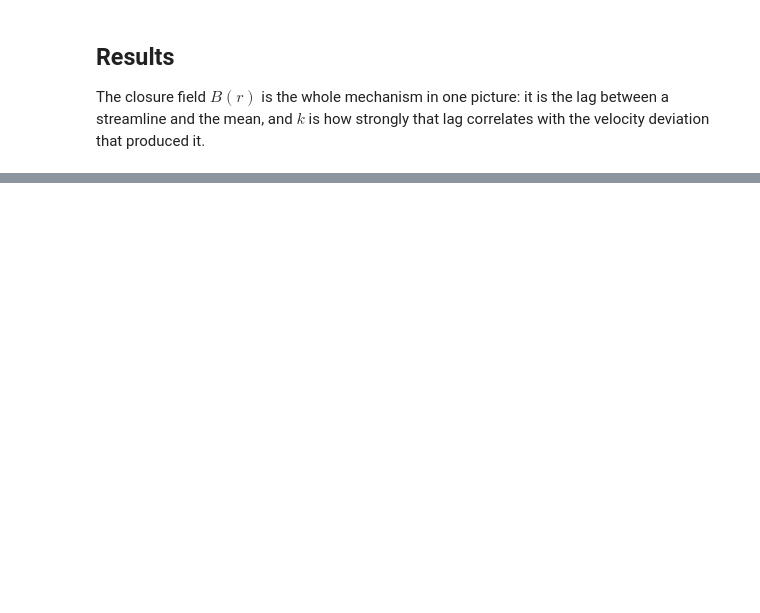
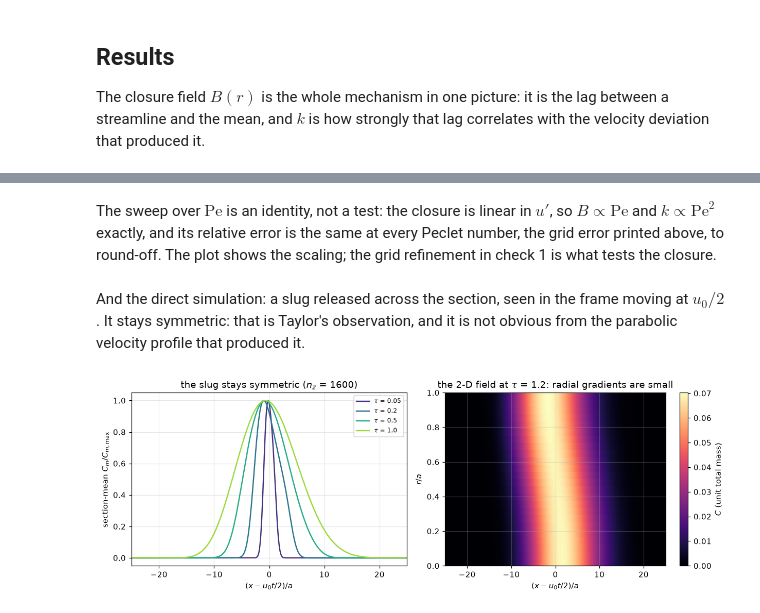
Before and after one commit to computational-chemical-engineering/pymrm-gallery, a Jupyter notebook: pages/A2.3-taylor-aris-dispersion/index.ipynb, the cells around one changed output, grey strips where cells are left out. Cells and saved outputs as stored; diff of their text form; code cells hidden in the pictures; blank space fills up the shorter version.

```diff
--- a/pages/A2.3-taylor-aris-dispersion/index.ipynb
+++ b/pages/A2.3-taylor-aris-dispersion/index.ipynb
@@ -358,26 +283,0 @@ profile that produced it.
-# %%
-Deff, mass, s = measure_dispersion(PE_REF, dt=0.001, n_z=1600)
-snapshots = {}
-s2 = Slug(PE_REF, n_z=1600, n_r=24)
-for tau in (0.05, 0.2, 0.5, 1.0):
-    s2.step(0.001, int(round((tau - s2.t) / 0.001)))
-    snapshots[tau] = s2.profile().copy()
-
-fig, axes = plt.subplots(1, 2, figsize=(11.4, 4.0))
-for (tau, cm), col in zip(snapshots.items(), plt.cm.viridis(np.linspace(.15, .85, 4))):
-    axes[0].plot(s2.z_c, cm / cm.max(), color=col, lw=1.6, label=fr"$\tau$ = {tau}")
-axes[0].set(xlabel=r"$(x - u_0 t/2)/a$", ylabel="section-mean $C_m$ (scaled)",
-            xlim=(-25, 25), title="the slug stays symmetric")
-axes[0].legend(fontsize=8)
-
-im = axes[1].pcolormesh(s2.z_c, s2.r_c, s2.c.T, cmap="magma", shading="auto")
-axes[1].set(xlabel=r"$(x - u_0 t/2)/a$", ylabel=r"$r/a$", xlim=(-25, 25),
-            title=r"the 2-D field at $\tau$ = 1: radial gradients are tiny")
-fig.colorbar(im, ax=axes[1], label="C")
-fig.tight_layout()
-plt.show()
-
-print(f"direct simulation at Pe = {PE_REF:.0f}, n_z = 1600:")
-print(f"  D_eff/D measured  {Deff:8.3f}")
-print(f"  1 + Pe^2/192      {1 + PE_REF**2/192:8.3f}")
-print(f"  mass conserved to {abs(mass - 1):.2e}")
@@ -841,0 +314,28 @@ in solvent flowing slowly through a tube*, Proc. R. Soc. Lond. A **219**(1137)
+# %% [markdown]
+The sweep over $\mathrm{Pe}$ is an identity, not a test: the closure is linear
+in $u'$, so $B \propto \mathrm{Pe}$ and $k \propto \mathrm{Pe}^2$ exactly, and
+its relative error is the same at every Peclet number, the grid error printed
+above, to round-off. The plot shows the scaling; the grid refinement in check 1
+is what tests the closure.
+# %% [markdown]
+And the direct simulation: a slug released across the section, seen in the
+frame moving at $u_0/2$. It stays symmetric: that is Taylor's observation, and
+it is not obvious from the parabolic velocity profile that produced it.
+# %%
+fig, axes = plt.subplots(1, 2, figsize=(11.4, 4.0))
+_h = RUNS[1600]
+for (tau, cm), col in zip(_h.profiles.items(), plt.cm.viridis(np.linspace(.15, .85, 4))):
+    axes[0].plot(_h.slug.z_c, cm / cm.max(), color=col, lw=1.6, label=fr"$\tau$ = {tau}")
+axes[0].set(xlabel=r"$(x - u_0 t/2)/a$", ylabel=r"section-mean $C_m/C_{m,\max}$",
+            xlim=(-25, 25), title=r"the slug stays symmetric ($n_z$ = 1600)")
+axes[0].legend(fontsize=8)
+_s = RUNS[3200].slug
+im = axes[1].pcolormesh(_s.z_c, _s.r_c, _s.c.reshape(_s.shape)[..., 0].T, cmap="magma",
+                        shading="auto")
+axes[1].set(xlabel=r"$(x - u_0 t/2)/a$", ylabel=r"$r/a$", xlim=(-25, 25),
+            title=fr"the 2-D field at $\tau$ = {TAU_END}: radial gradients are small")
+fig.colorbar(im, ax=axes[1], label=r"$C$ (unit total mass)")
+fig.tight_layout()
+plt.show()
+# %% [output]
+[figure, added]
```
Also changed, not shown: parts of 55 cells of this notebook, 8 other files.
